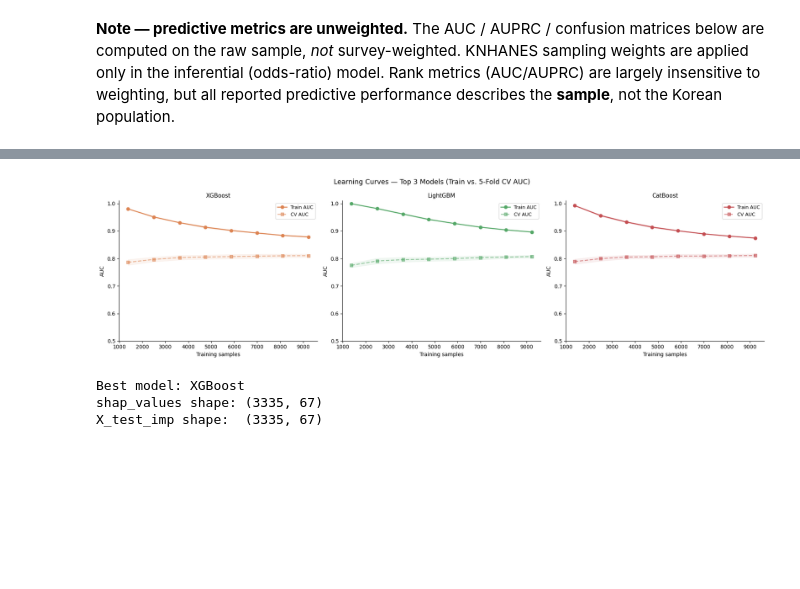
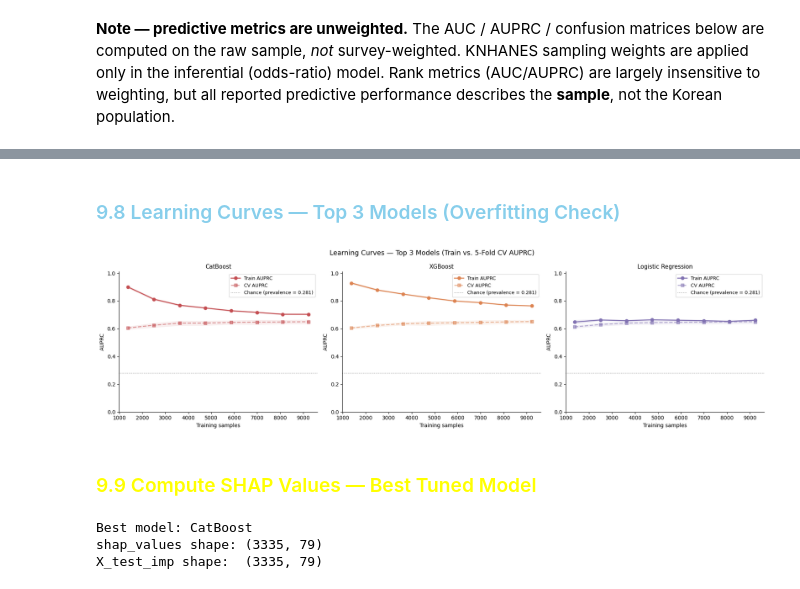
Before and after one commit to kimyonghan766/knhanes-tooth-loss-classifier, a Jupyter notebook: Main/final.ipynb, the cells around one changed output, grey strips where cells are left out. Cells and saved outputs as stored; diff of their text form; code cells hidden in the pictures; blank space fills up the shorter version.

```diff
--- a/Main/final.ipynb
+++ b/Main/final.ipynb
@@ -430,6 +634,6 @@ def calculate_egfr(row):
             * sex_factor)
 
 df_subset['eGFR'] = df_subset.apply(calculate_egfr, axis=1)
-df_subset = df_subset.drop(columns=['HE_crea'])
+df_subset = df_subset.drop(columns=['HE_crea'], errors='ignore')
 # sex is retained — used as a feature in the ML model and as a covariate in the inferential model
 # %% [markdown]
@@ -596,8 +718,11 @@ there is no cutoff for eGFR because the average value of eGFR is significantly b
 # %%
-fig, axes = plt.subplots(1, 3, figsize=(15, 4))
+fig, axes = plt.subplots(2, 5, figsize=(25, 8))
+axes = axes.flatten()
 
-cols   = ['HE_HbA1c', 'eGFR', 'HE_BMI']
-labels = ['HbA1c (%)', 'eGFR (mL/min/1.73m²)', 'BMI (kg/m²)']
+cols   = ['HE_HbA1c', 'eGFR', 'HE_BMI', 'HE_Uacid', 'HE_sbp',
+          'HE_dbp', 'HE_TG', 'brush_freq', 'N_TDF', 'N_CA']
+labels = ['HbA1c (%)', 'eGFR (mL/min/1.73m²)', 'BMI (kg/m²)', 'Uric Acid (mg/dL)', 'Systolic BP (mmHg)',
+          'Diastolic BP (mmHg)', 'Triglycerides (mg/dL)', 'Brushing Frequency (0–8)', 'Dietary Fiber (g)', 'Dietary Calcium (mg)']
 
 for ax, col, label in zip(axes, cols, labels):
     ax.hist(df_subset[col].dropna(), bins=30, edgecolor='black')
@@ -1390,5 +2050,0 @@ plt.show()
-# %%
-for name, info in results.items():
-    print(f"\n── {name} ──")
-    for param, val in info['best_params'].items():
-        print(f"  {param:<22} {val}")
@@ -1450,7 +2480,9 @@ plt.show()
+# %% [markdown]
+<h3 style="color:#87CEEB";> 9.8 Learning Curves — Top 3 Models (Overfitting Check) </h3>
 # %%
 from sklearn.model_selection import learning_curve
 
-# ── Learning Curve — Top 3 Models by Test AUPRC ─────────────────────────────
+# ── Learning Curve — Top 3 Models by OOF AUPRC ──────────────────────────────
 # Train AUC vs CV AUC across increasing training-set sizes.
 # Converging gap → good generalisation; persistent gap → overfitting.
 
@@ -1458,40 +2490,46 @@ top3_names  = eval_df.index[:3].tolist()
 train_sizes = np.linspace(0.15, 1.0, 8)
 
 _lc_colors = {
     'Random Forest':       '#4C72B0',
     'XGBoost':             '#DD8452',
     'LightGBM':            '#55A868',
     'CatBoost':            '#C44E52',
     'Logistic Regression': '#8172B2',
 }
 
 fig, axes = plt.subplots(1, 3, figsize=(18, 5))
 for ax, name in zip(axes, top3_names):
     est = build_estimator(name, results[name]['best_params'])
     tr_sz, tr_scores, val_scores = learning_curve(
         est, X_train, y_train,
         train_sizes=train_sizes,
-        cv=cv, scoring='roc_auc', n_jobs=1
+        cv=cv, scoring='average_precision', n_jobs=1
     )
     tr_mean,  tr_std  = tr_scores.mean(axis=1),  tr_scores.std(axis=1)
     val_mean, val_std = val_scores.mean(axis=1), val_scores.std(axis=1)
     c = _lc_colors.get(name, '#333333')
-    ax.plot(tr_sz, tr_mean, 'o-',  color=c, linewidth=1.8, label='Train AUC')
+    ax.plot(tr_sz, tr_mean, 'o-',  color=c, linewidth=1.8, label='Train AUPRC')
     ax.fill_between(tr_sz, tr_mean - tr_std,  tr_mean + tr_std,  alpha=0.12, color=c)
-    ax.plot(tr_sz, val_mean, 's--', color=c, linewidth=1.8, alpha=0.6, label='CV AUC')
+    ax.plot(tr_sz, val_mean, 's--', color=c, linewidth=1.8, alpha=0.6, label='CV AUPRC')
     ax.fill_between(tr_sz, val_mean - val_std, val_mean + val_std, alpha=0.08, color=c)
+    ax.axhline(y_train.mean(), color='#888888', linestyle=':', linewidth=1,
+               label=f'Chance (prevalence = {y_train.mean():.3f})')
     ax.set_title(name, fontsize=11)
     ax.set_xlabel('Training samples', fontsize=10)
-    ax.set_ylabel('AUC', fontsize=10)
+    ax.set_ylabel('AUPRC', fontsize=10)
     ax.legend(fontsize=9)
-    ax.set_ylim(0.5, 1.01)
+    # AUPRC floors at the positive-class prevalence, not 0.5, so the old ylim(0.5, 1.01)
+    # would have clipped the curves off the bottom of the axes.
+    ax.set_ylim(0, 1.01)
     ax.spines[['top', 'right']].set_visible(False)
 
-fig.suptitle('Learning Curves — Top 3 Models (Train vs. 5-Fold CV AUC)', fontsize=13)
+fig.suptitle('Learning Curves — Top 3 Models (Train vs. 5-Fold CV AUPRC)', fontsize=13)
 plt.tight_layout()
 plt.show()
 # %% [output]
-[figure, old version]
+[figure, new version]
+# %% [markdown]
+<h3 style="color:yellow";> 9.9 Compute SHAP Values — Best Tuned Model </h3>
 # %%
 import shap
 
@@ -1502,18 +2540,26 @@ X_test_imp = best_model.named_steps['imputer'].transform(X_test)
 best_clf = best_model.named_steps['model']
 
 if best_name == 'Logistic Regression':
-    X_test_scaled = best_model.named_steps['scaler'].transform(X_test_imp)
-    explainer   = shap.LinearExplainer(best_clf, X_test_scaled)
+    # BACKGROUND = TRAINING DATA. LinearExplainer reduces to coef_j * (x_j - E[x_j]), where
+    # E[x] comes from the background set. Passing X_test_scaled made the baseline the 2024
+    # mean -- a distribution the coefficients were never fitted on, and one §6.1 shows
+    # differs from development on several variables (HbA1c, eGFR, DBP). The 2020-2023 mean
+    # is the conventional and correct reference. SHAP values are still EVALUATED on the
+    # test rows; only the baseline they are measured against changes.
+    X_train_imp    = best_model.named_steps['imputer'].transform(X_train)
+    X_train_scaled = best_model.named_steps['scaler'].transform(X_train_imp)
+    X_test_scaled  = best_model.named_steps['scaler'].transform(X_test_imp)
+    explainer   = shap.LinearExplainer(best_clf, X_train_scaled)
     shap_values = explainer.shap_values(X_test_scaled)
 else:
     explainer = shap.TreeExplainer(best_clf)
     sv_raw    = explainer.shap_values(X_test_imp)
-    shap_values = sv_raw[1] if isinstance(sv_raw, list) else sv_raw
+    shap_values = sv_raw[..., 1] if getattr(sv_raw, 'ndim', 0) == 3 else (sv_raw[1] if isinstance(sv_raw, list) else sv_raw)
 
 print(f'Best model: {best_name}')
 print(f'shap_values shape: {shap_values.shape}')
 print(f'X_test_imp shape:  {X_test_imp.shape}')
 # %% [output]
-Best model: XGBoost
-shap_values shape: (3335, 67)
-X_test_imp shape:  (3335, 67)
+Best model: CatBoost
+shap_values shape: (3335, 79)
+X_test_imp shape:  (3335, 79)
```
Also changed, not shown: parts of 100 cells of this notebook, 29 other files.
